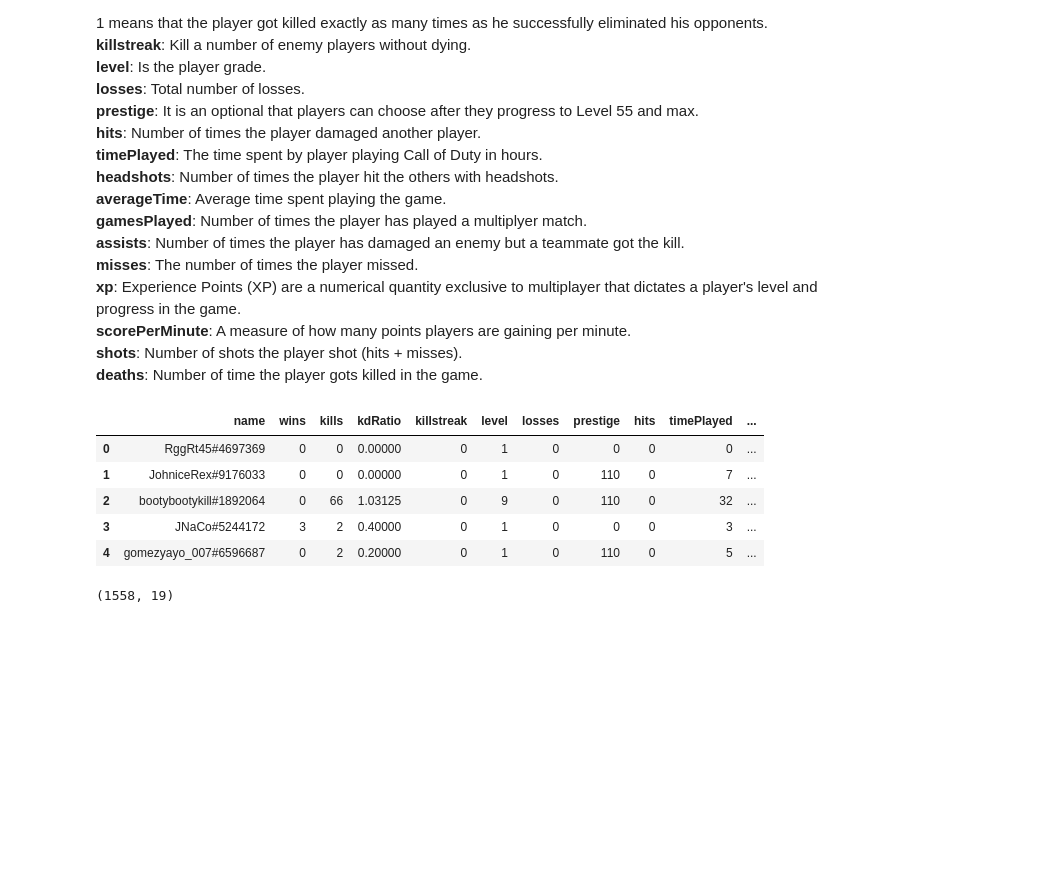
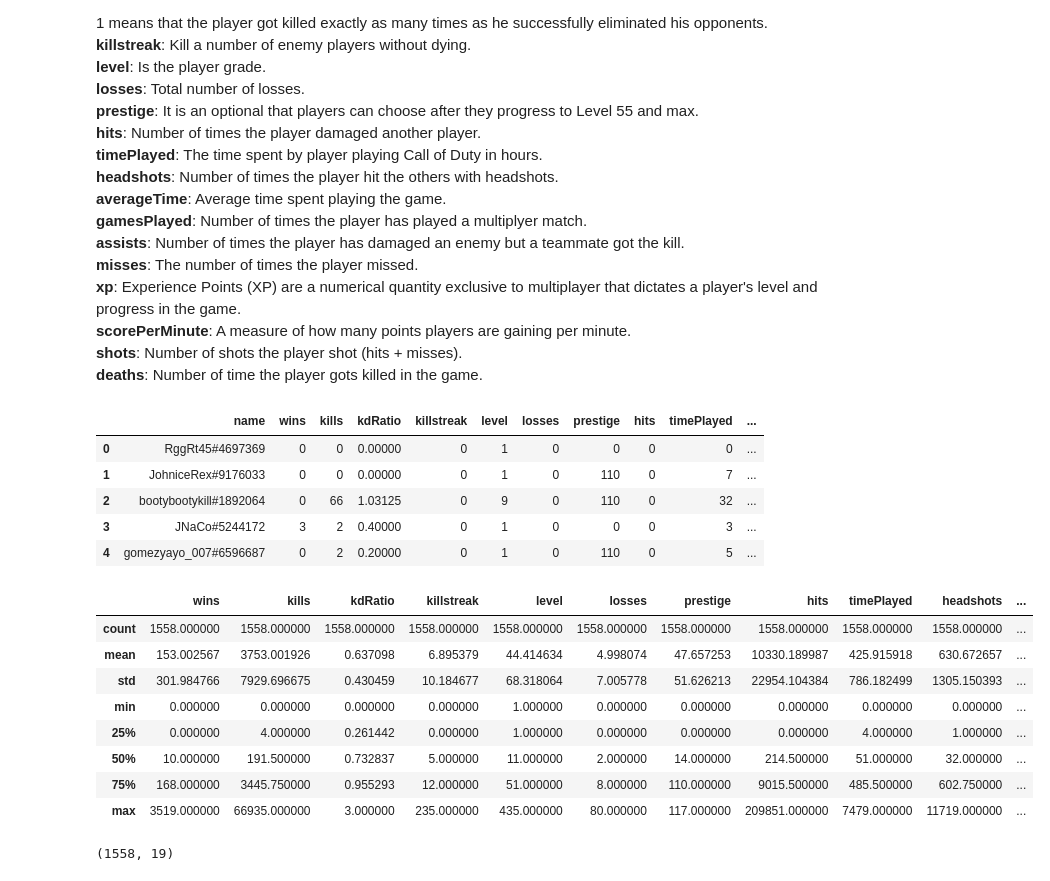
Before and after one commit to MatyasGreff/cml-project-sem3, a Jupyter notebook: cod_notebook.ipynb, the cells around one changed output. Drawn from its saved outputs; the diff is of its cells as text; code cells hidden in the pictures; blank space fills up the shorter version.

```diff
--- a/cod_notebook.ipynb
+++ b/cod_notebook.ipynb
@@ -55,6 +55,18 @@ df.head()
 | 2 | bootybootykill#1892064 | 0 | 66 | 1.03125 | 0 | 9 | 0 | 110 | 0 | 32 | ... |
 | 3 | JNaCo#5244172 | 3 | 2 | 0.40000 | 0 | 1 | 0 | 0 | 0 | 3 | ... |
 | 4 | gomezyayo_007#6596687 | 0 | 2 | 0.20000 | 0 | 1 | 0 | 110 | 0 | 5 | ... |
+# %%
+df.describe()
+# %% [output]
+|  | wins | kills | kdRatio | killstreak | level | losses | prestige | hits | timePlayed | headshots | ... |
+| count | 1558.000000 | 1558.000000 | 1558.000000 | 1558.000000 | 1558.000000 | 1558.000000 | 1558.000000 | 1558.000000 | 1558.000000 | 1558.000000 | ... |
+| mean | 153.002567 | 3753.001926 | 0.637098 | 6.895379 | 44.414634 | 4.998074 | 47.657253 | 10330.189987 | 425.915918 | 630.672657 | ... |
+| std | 301.984766 | 7929.696675 | 0.430459 | 10.184677 | 68.318064 | 7.005778 | 51.626213 | 22954.104384 | 786.182499 | 1305.150393 | ... |
+| min | 0.000000 | 0.000000 | 0.000000 | 0.000000 | 1.000000 | 0.000000 | 0.000000 | 0.000000 | 0.000000 | 0.000000 | ... |
+| 25% | 0.000000 | 4.000000 | 0.261442 | 0.000000 | 1.000000 | 0.000000 | 0.000000 | 0.000000 | 4.000000 | 1.000000 | ... |
+| 50% | 10.000000 | 191.500000 | 0.732837 | 5.000000 | 11.000000 | 2.000000 | 14.000000 | 214.500000 | 51.000000 | 32.000000 | ... |
+| 75% | 168.000000 | 3445.750000 | 0.955293 | 12.000000 | 51.000000 | 8.000000 | 110.000000 | 9015.500000 | 485.500000 | 602.750000 | ... |
+| max | 3519.000000 | 66935.000000 | 3.000000 | 235.000000 | 435.000000 | 80.000000 | 117.000000 | 209851.000000 | 7479.000000 | 11719.000000 | ... |
 # %%
 df.shape
 # Appropriately sized dataset, a 80-20 split between train and test should be feasible.
```
Also changed, not shown: 2 other files.
